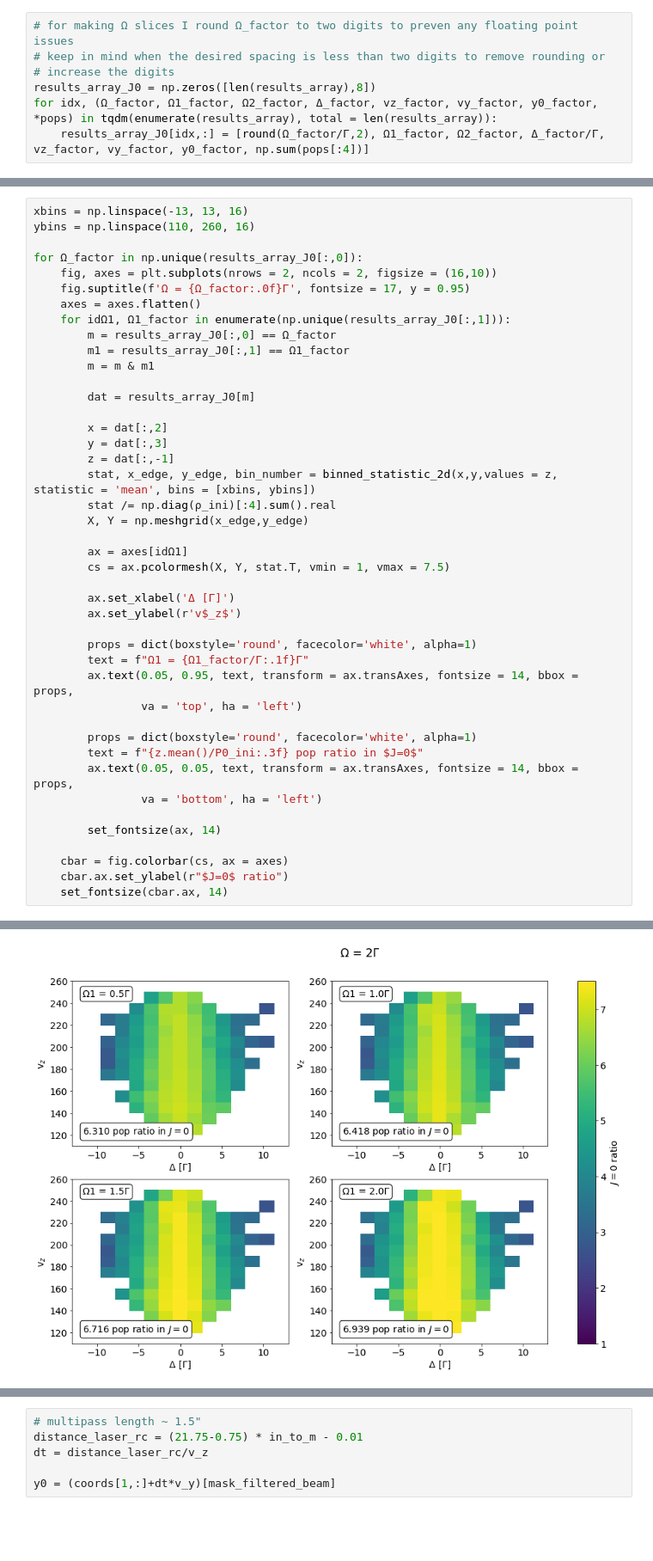
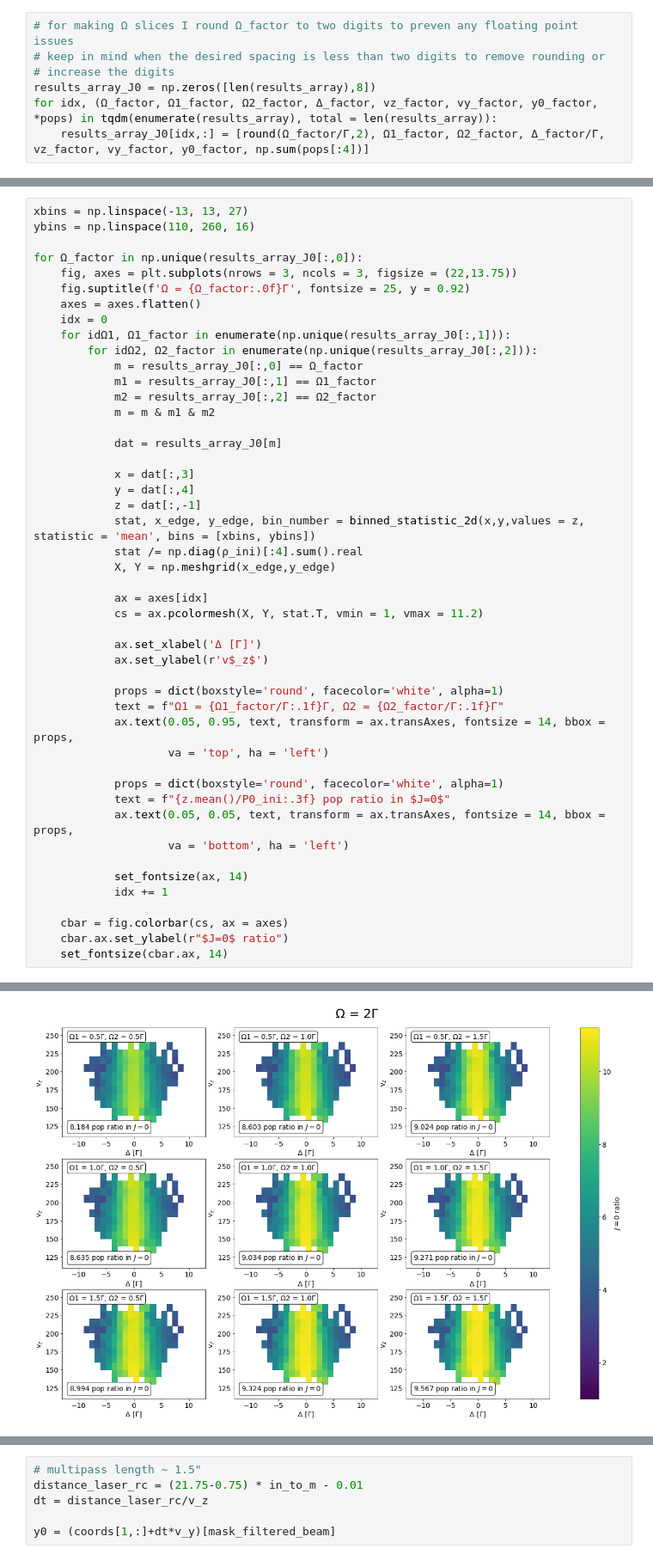
Before and after one commit to ograsdijk/optical-bloch, a Jupyter notebook: with microwaves/Multipassed with 2D intensity and apertures 2020_10_28 enlarged beam with J1J2 and J23.ipynb, the cells around one changed output, grey strips where cells are left out. Shown at 86% size. Drawn from its saved outputs; the diff is of its cells as text; blank space fills up the shorter version.

```diff
--- a/with microwaves/Multipassed with 2D intensity and apertures 2020_10_28 enlarged beam with J1J2 and J23.ipynb
+++ b/with microwaves/Multipassed with 2D intensity and apertures 2020_10_28 enlarged beam with J1J2 and J23.ipynb
@@ -824,42 +826,46 @@ for Ω_factor in np.unique(results_array_J0[:,0]):
 # %%
-xbins = np.linspace(-13, 13, 16)
+xbins = np.linspace(-13, 13, 27)
 ybins = np.linspace(110, 260, 16)
 
 for Ω_factor in np.unique(results_array_J0[:,0]):
-    fig, axes = plt.subplots(nrows = 2, ncols = 2, figsize = (16,10))
-    fig.suptitle(f'Ω = {Ω_factor:.0f}Γ', fontsize = 17, y = 0.95)
+    fig, axes = plt.subplots(nrows = 3, ncols = 3, figsize = (22,13.75))
+    fig.suptitle(f'Ω = {Ω_factor:.0f}Γ', fontsize = 25, y = 0.92)
     axes = axes.flatten()
+    idx = 0
     for idΩ1, Ω1_factor in enumerate(np.unique(results_array_J0[:,1])):
-        m = results_array_J0[:,0] == Ω_factor
-        m1 = results_array_J0[:,1] == Ω1_factor
-        m = m & m1
+        for idΩ2, Ω2_factor in enumerate(np.unique(results_array_J0[:,2])):
+            m = results_array_J0[:,0] == Ω_factor
+            m1 = results_array_J0[:,1] == Ω1_factor
+            m2 = results_array_J0[:,2] == Ω2_factor
+            m = m & m1 & m2
 
-        dat = results_array_J0[m]
+            dat = results_array_J0[m]
 
-        x = dat[:,2]
-        y = dat[:,3]
-        z = dat[:,-1]
-        stat, x_edge, y_edge, bin_number = binned_statistic_2d(x,y,values = z, statistic = 'mean', bins = [xbins, ybins])
-        stat /= np.diag(ρ_ini)[:4].sum().real
-        X, Y = np.meshgrid(x_edge,y_edge)
+            x = dat[:,3]
+            y = dat[:,4]
+            z = dat[:,-1]
+            stat, x_edge, y_edge, bin_number = binned_statistic_2d(x,y,values = z, statistic = 'mean', bins = [xbins, ybins])
+            stat /= np.diag(ρ_ini)[:4].sum().real
+            X, Y = np.meshgrid(x_edge,y_edge)
 
-        ax = axes[idΩ1]
-        cs = ax.pcolormesh(X, Y, stat.T, vmin = 1, vmax = 7.5)
+            ax = axes[idx]
+            cs = ax.pcolormesh(X, Y, stat.T, vmin = 1, vmax = 11.2)
 
-        ax.set_xlabel('Δ [Γ]')
-        ax.set_ylabel(r'v$_z$')
+            ax.set_xlabel('Δ [Γ]')
+            ax.set_ylabel(r'v$_z$')
 
-        props = dict(boxstyle='round', facecolor='white', alpha=1)
-        text = f"Ω1 = {Ω1_factor/Γ:.1f}Γ"
-        ax.text(0.05, 0.95, text, transform = ax.transAxes, fontsize = 14, bbox = props,
-                va = 'top', ha = 'left')
+            props = dict(boxstyle='round', facecolor='white', alpha=1)
+            text = f"Ω1 = {Ω1_factor/Γ:.1f}Γ, Ω2 = {Ω2_factor/Γ:.1f}Γ"
+            ax.text(0.05, 0.95, text, transform = ax.transAxes, fontsize = 14, bbox = props,
+                    va = 'top', ha = 'left')
 
-        props = dict(boxstyle='round', facecolor='white', alpha=1)
-        text = f"{z.mean()/P0_ini:.3f} pop ratio in $J=0$"
-        ax.text(0.05, 0.05, text, transform = ax.transAxes, fontsize = 14, bbox = props,
-                va = 'bottom', ha = 'left')
+            props = dict(boxstyle='round', facecolor='white', alpha=1)
+            text = f"{z.mean()/P0_ini:.3f} pop ratio in $J=0$"
+            ax.text(0.05, 0.05, text, transform = ax.transAxes, fontsize = 14, bbox = props,
+                    va = 'bottom', ha = 'left')
 
-        set_fontsize(ax, 14)
+            set_fontsize(ax, 14)
+            idx += 1
 
     cbar = fig.colorbar(cs, ax = axes)
     cbar.ax.set_ylabel(r"$J=0$ ratio")
@@ -869 +875 @@ for Ω_factor in np.unique(results_array_J0[:,0]):
-[figure, old version]
+[figure, new version]
```
Also changed, not shown: parts of 16 cells of this notebook, 2 other files.
